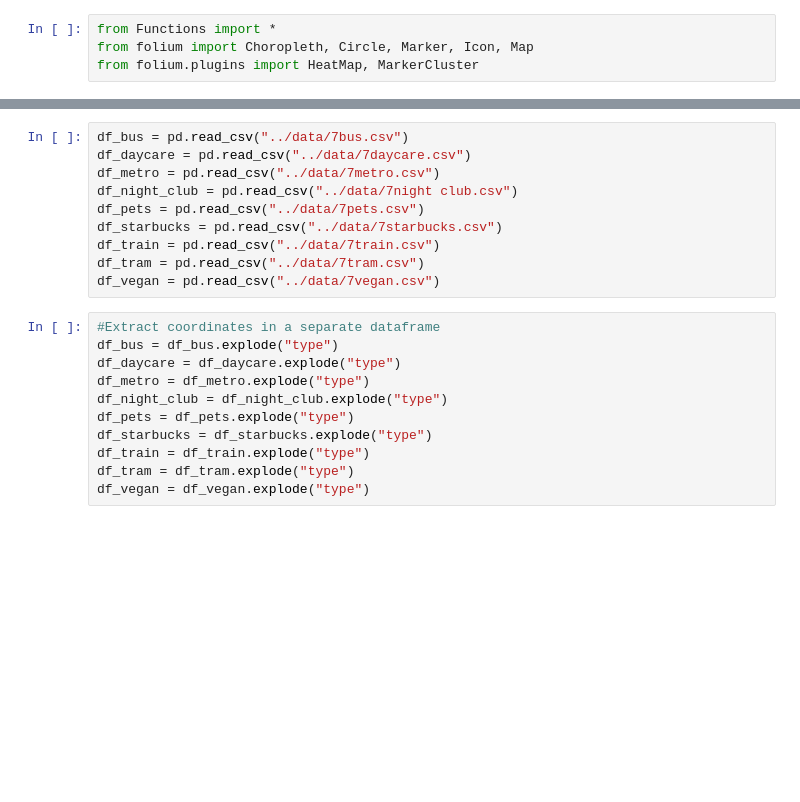
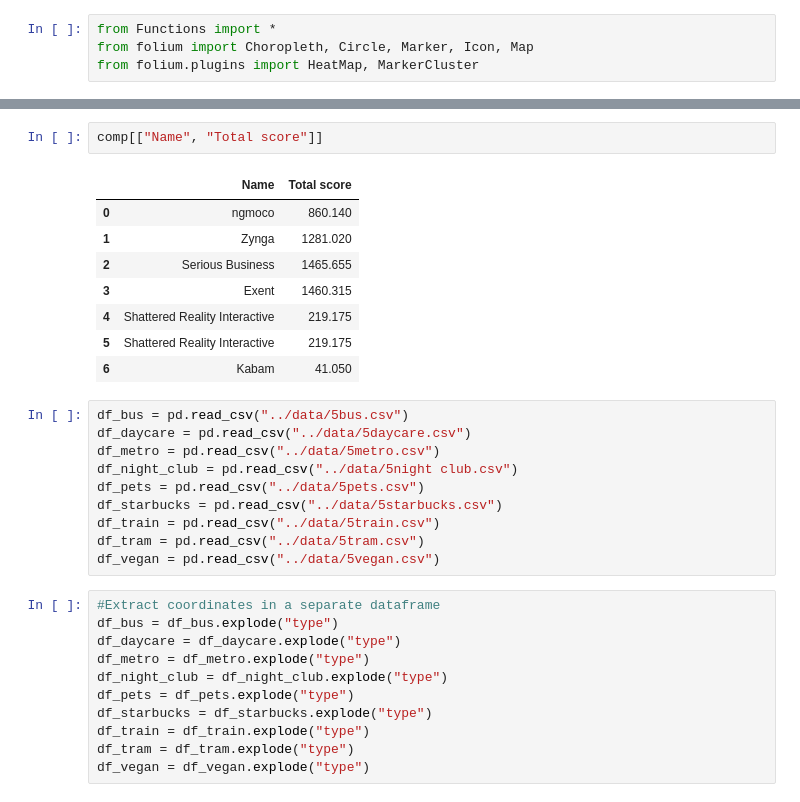
Before and after one commit to csuoc/new_company_geospatial_data, a Jupyter notebook: src/Visualization.ipynb, the cells around one changed output, grey strips where cells are left out. Cells and saved outputs as stored; diff of their text form; blank space fills up the shorter version.

```diff
--- a/src/Visualization.ipynb
+++ b/src/Visualization.ipynb
@@ -16,13 +7,24 @@ comp.head()
+# %%
+comp[["Name", "Total score"]]
+# %% [output]
+|  | Name | Total score |
+| 0 | ngmoco | 860.140 |
+| 1 | Zynga | 1281.020 |
+| 2 | Serious Business | 1465.655 |
+| 3 | Exent | 1460.315 |
+| 4 | Shattered Reality Interactive | 219.175 |
+| 5 | Shattered Reality Interactive | 219.175 |
+| 6 | Kabam | 41.050 |
 # %%
-df_bus = pd.read_csv("../data/7bus.csv")
-df_daycare = pd.read_csv("../data/7daycare.csv")
-df_metro = pd.read_csv("../data/7metro.csv")
-df_night_club = pd.read_csv("../data/7night club.csv")
-df_pets = pd.read_csv("../data/7pets.csv")
-df_starbucks = pd.read_csv("../data/7starbucks.csv")
-df_train = pd.read_csv("../data/7train.csv")
-df_tram = pd.read_csv("../data/7tram.csv")
-df_vegan = pd.read_csv("../data/7vegan.csv")
+df_bus = pd.read_csv("../data/5bus.csv")
+df_daycare = pd.read_csv("../data/5daycare.csv")
+df_metro = pd.read_csv("../data/5metro.csv")
+df_night_club = pd.read_csv("../data/5night club.csv")
+df_pets = pd.read_csv("../data/5pets.csv")
+df_starbucks = pd.read_csv("../data/5starbucks.csv")
+df_train = pd.read_csv("../data/5train.csv")
+df_tram = pd.read_csv("../data/5tram.csv")
+df_vegan = pd.read_csv("../data/5vegan.csv")
 # %%
 #Extract coordinates in a separate dataframe
 df_bus = df_bus.explode("type")
```
Also changed, not shown: parts of 4 cells of this notebook, 6 other files.
